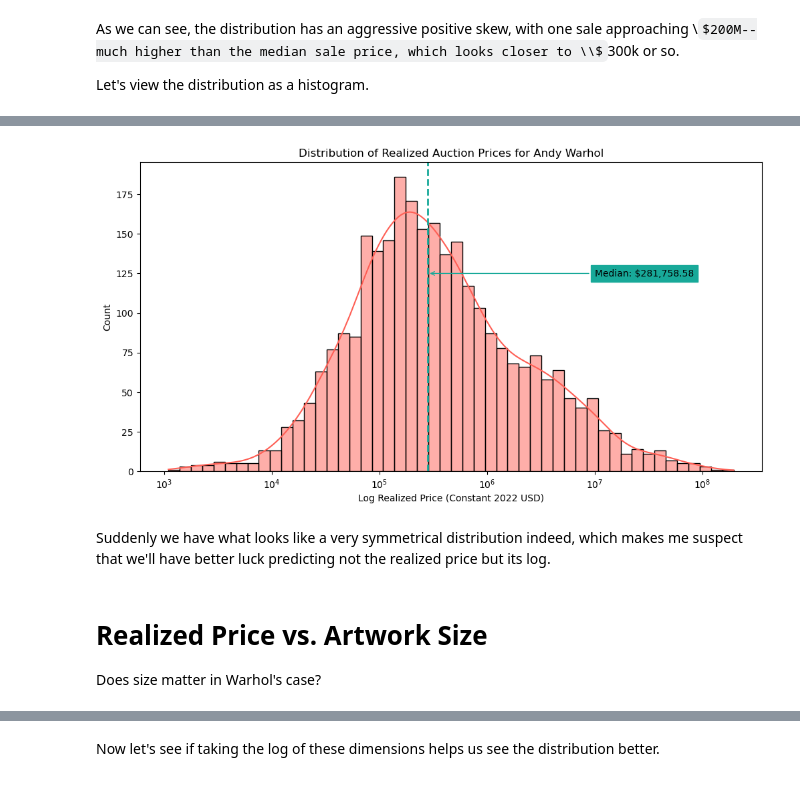
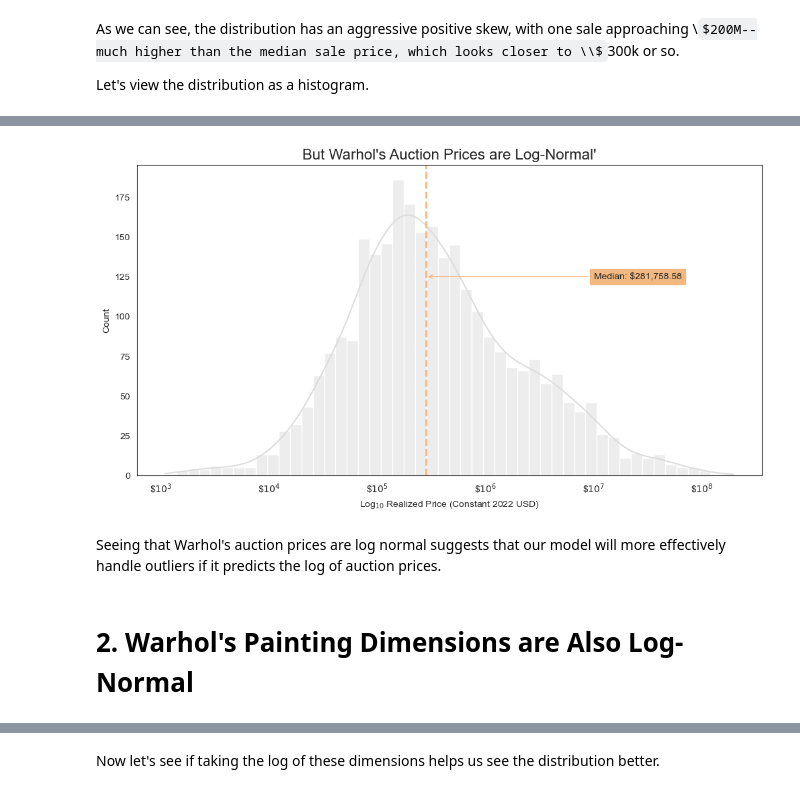
Before and after one commit to zrottman/art_auction, a Jupyter notebook: 03-02a_EDA-Warhol.ipynb, the cells around one changed output, grey strips where cells are left out. Drawn from its saved outputs; the diff is of its cells as text; code cells hidden in the pictures; some formulas as TeX source.

```diff
--- a/03-02a_EDA-Warhol.ipynb
+++ b/03-02a_EDA-Warhol.ipynb
@@ -184,32 +212,32 @@ It's almost pointless to look at this chart, since there's so little information
 # %%
 fig, ax = plt.subplots(figsize=(12, 6))
 
 warhol_median = np.median(warhol['price_realized_USD_constant_2022'].dropna())
 
 sns.histplot(
     x=np.log10(warhol['price_realized_USD_constant_2022']),
     bins=50,
     kde=True,
-    ax=ax
+    ax=ax,
+    color=colors['gray']
 )
 
 # Median line
-ax.axvline(np.log10(warhol_median), color=green, ls='--', lw=2)
+ax.axvline(np.log10(warhol_median), color=colors['orange'], ls='--', lw=2)
 ax.annotate(
     'Median: ${:,.2f}'.format(warhol_median), xy=(np.log10(warhol_median), 125),
     xycoords='data', xytext=(7, 125),
-    textcoords='data', arrowprops=dict(edgecolor=green, arrowstyle='->'), backgroundcolor=green,
+    textcoords='data', arrowprops=dict(edgecolor=colors['orange'], arrowstyle='->'), backgroundcolor=colors['orange'],
     horizontalalignment='left', verticalalignment='center'
 )
 
-ax.set_title("Distribution of Realized Auction Prices for Andy Warhol")
-ax.set_xlabel("Log Realized Price (Constant 2022 USD)")
+ax.set_title("But Warhol\'s Auction Prices are Log-Normal'", fontsize=titlefontsize)
+ax.set_xlabel("Log$_{10}$ Realized Price (Constant 2022 USD)")
 
-ax.get_xaxis().set_major_formatter(mpl.ticker.StrMethodFormatter('$10^{x:,.0f}$'));
+ax.get_xaxis().set_major_formatter(mpl.ticker.StrMethodFormatter('\$$10^{x:,.0f}$'));
 # %% [output]
-[figure, old version]
+[figure, new version]
 # %% [markdown]
-Suddenly we have what looks like a very symmetrical distribution indeed, which makes me suspect that we'll have better luck predicting not the realized price but its log.
+Seeing that Warhol's auction prices are log normal suggests that our model will more effectively handle outliers if it predicts the log of auction prices.
 # %% [markdown]
-# Realized Price vs. Artwork Size
-Does size matter in Warhol's case?
+# 2. Warhol's Painting Dimensions are Also Log-Normal
```
Also changed, not shown: parts of 42 cells of this notebook.
